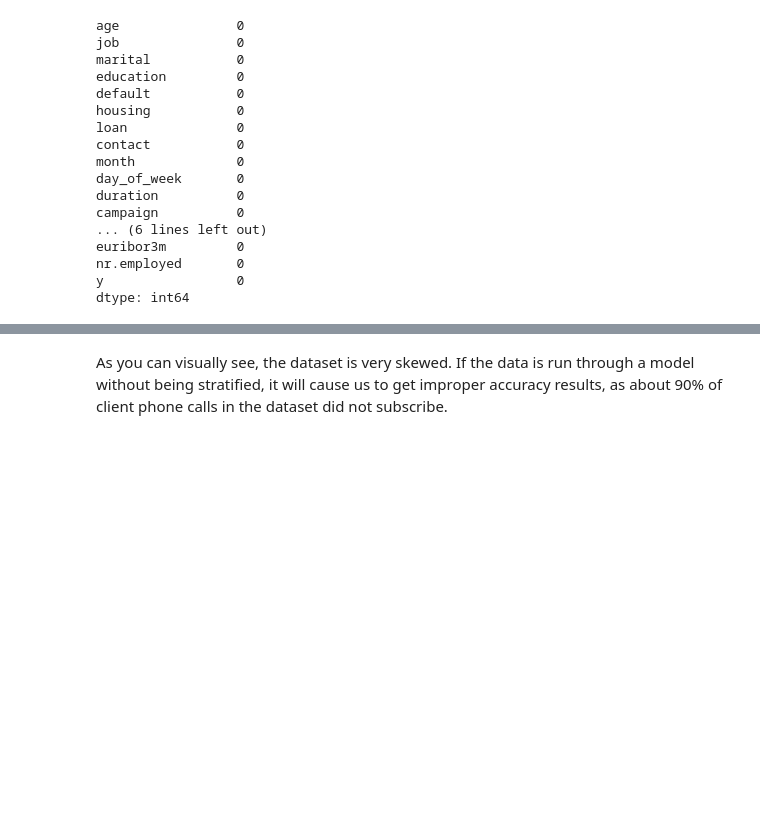
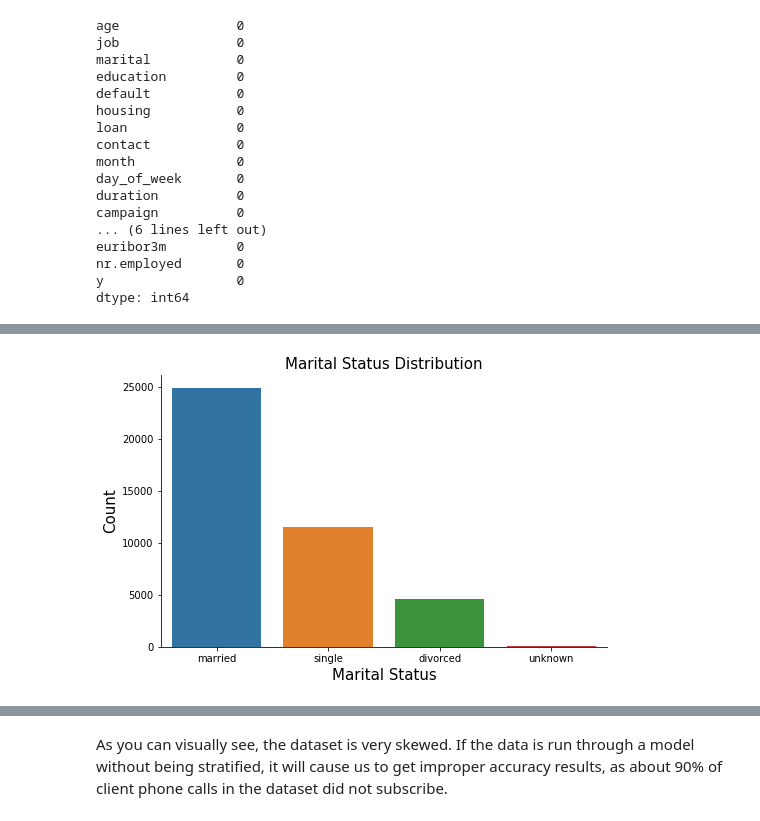
Before and after one commit to kevinbooth/comp740, a Jupyter notebook: project1/bank_marketing.ipynb, the cells around one changed output, grey strips where cells are left out. Cells and saved outputs as stored; diff of their text form; code cells hidden in the pictures; blank space fills up the shorter version.

```diff
--- a/project1/bank_marketing.ipynb
+++ b/project1/bank_marketing.ipynb
@@ -57,0 +77,10 @@ dtype: int64
+# %%
+fig, ax = plt.subplots()
+fig.set_size_inches(8, 5)
+sns.countplot(x = 'marital', data = data)
+ax.set_xlabel('Marital Status', fontsize=15)
+ax.set_ylabel('Count', fontsize=15)
+ax.set_title('Marital Status Distribution', fontsize=15)
+sns.despine()
+# %% [output]
+[figure, added]
```
Also changed, not shown: parts of 56 cells of this notebook.
